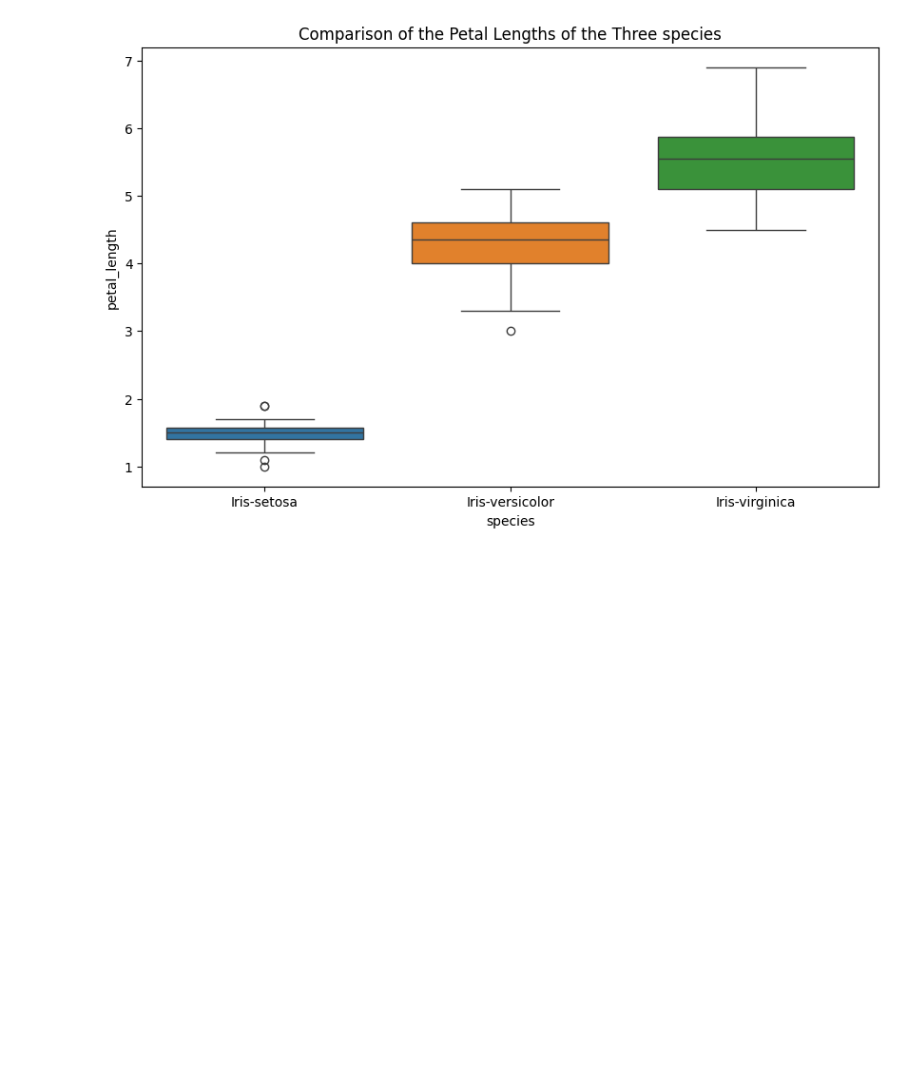
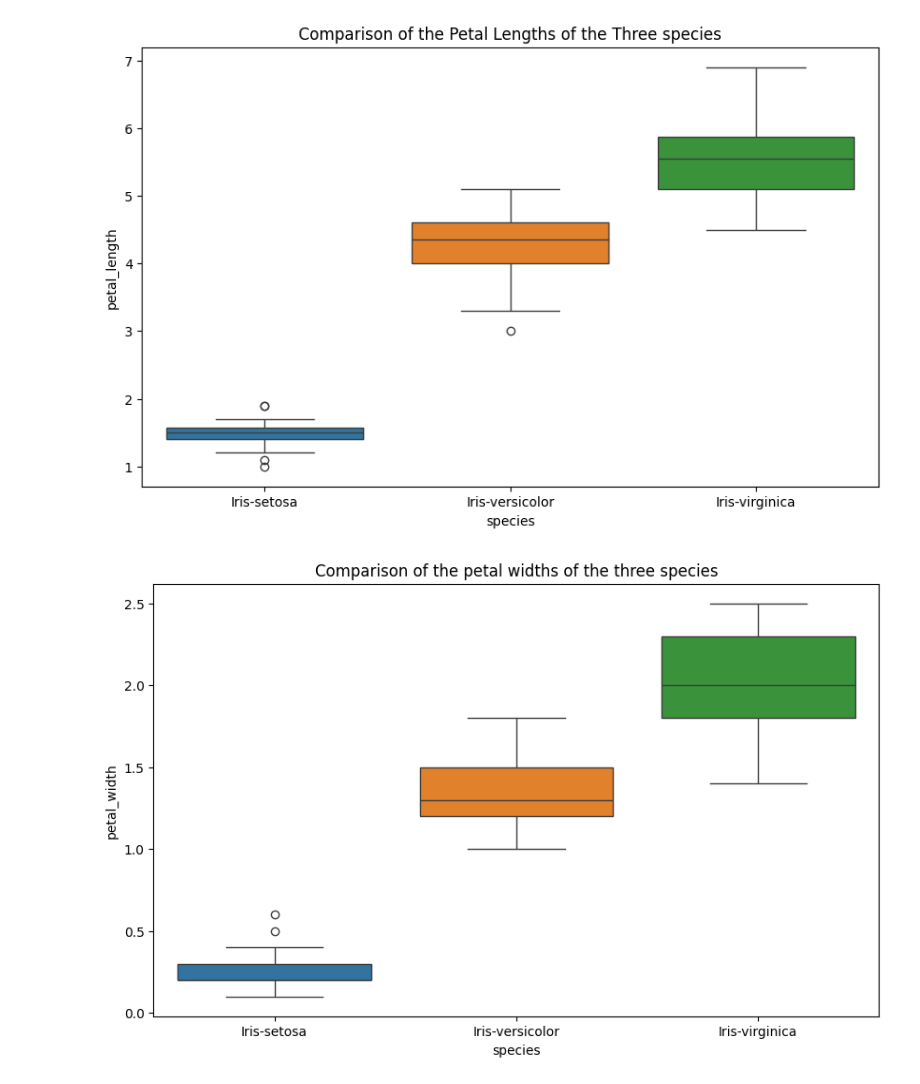
Before and after one commit to Folasewa/DS_Class_Project, a Jupyter notebook: Mini_Project_Folasewa_DS.ipynb, the cells around one changed output. Saved outputs shown, nothing was run; the diff lists cells and outputs as text; code cells hidden in the pictures; blank space fills up the shorter version.

```diff
--- a/Mini_Project_Folasewa_DS.ipynb
+++ b/Mini_Project_Folasewa_DS.ipynb
@@ -103,0 +102,8 @@ plt.show()
+# %%
+#comparing the petal Width of the three species
+plt.figure(figsize = (10,6))
+plt.title("Comparison of the petal widths of the three species")
+sns.boxplot(x = 'species', y='petal_width', data = raw_data.sort_values('petal_width', ascending = True), hue = 'species')
+plt.show()
+# %% [output]
+[figure, added]
```
Also changed, not shown: parts of 5 cells of this notebook.
